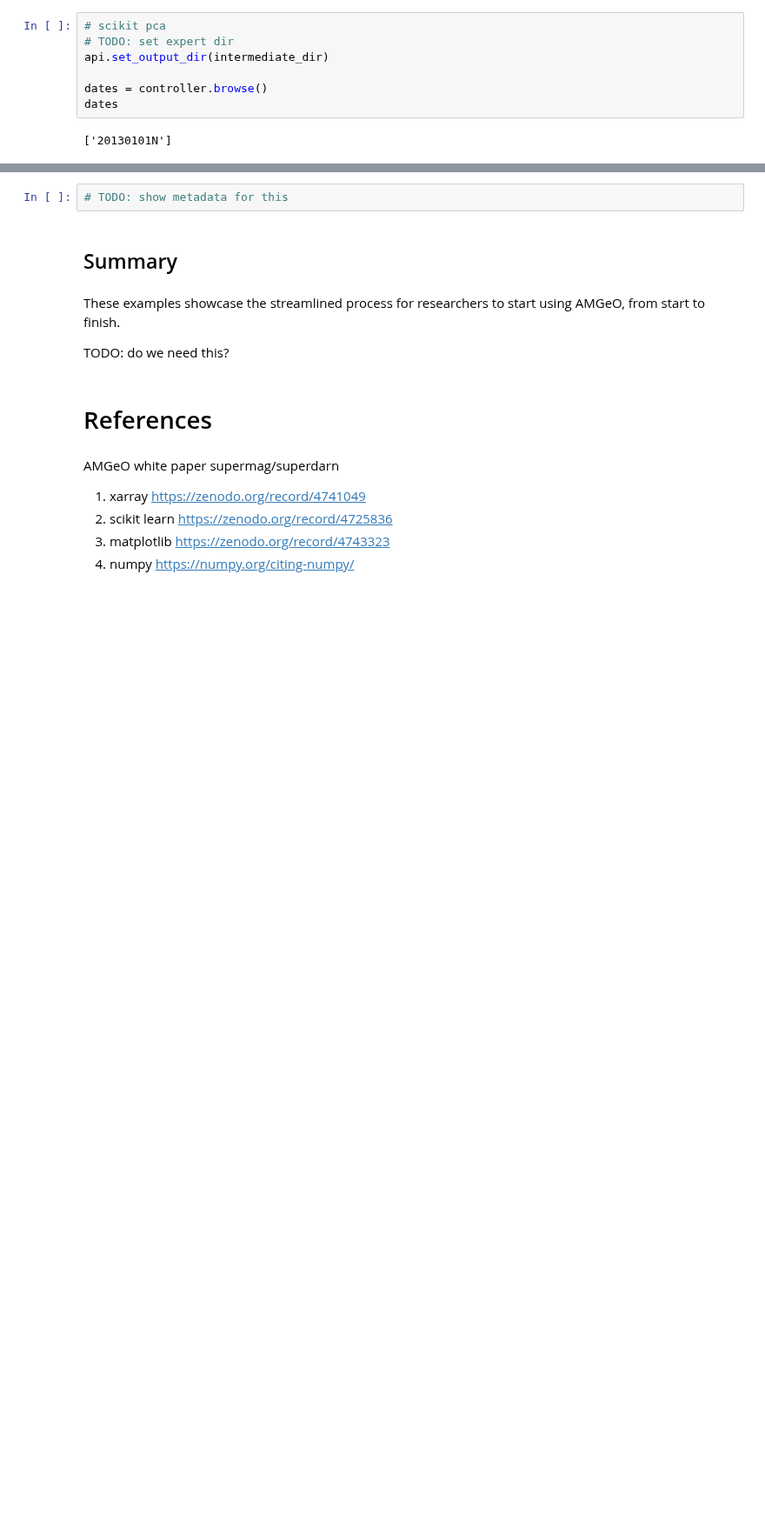
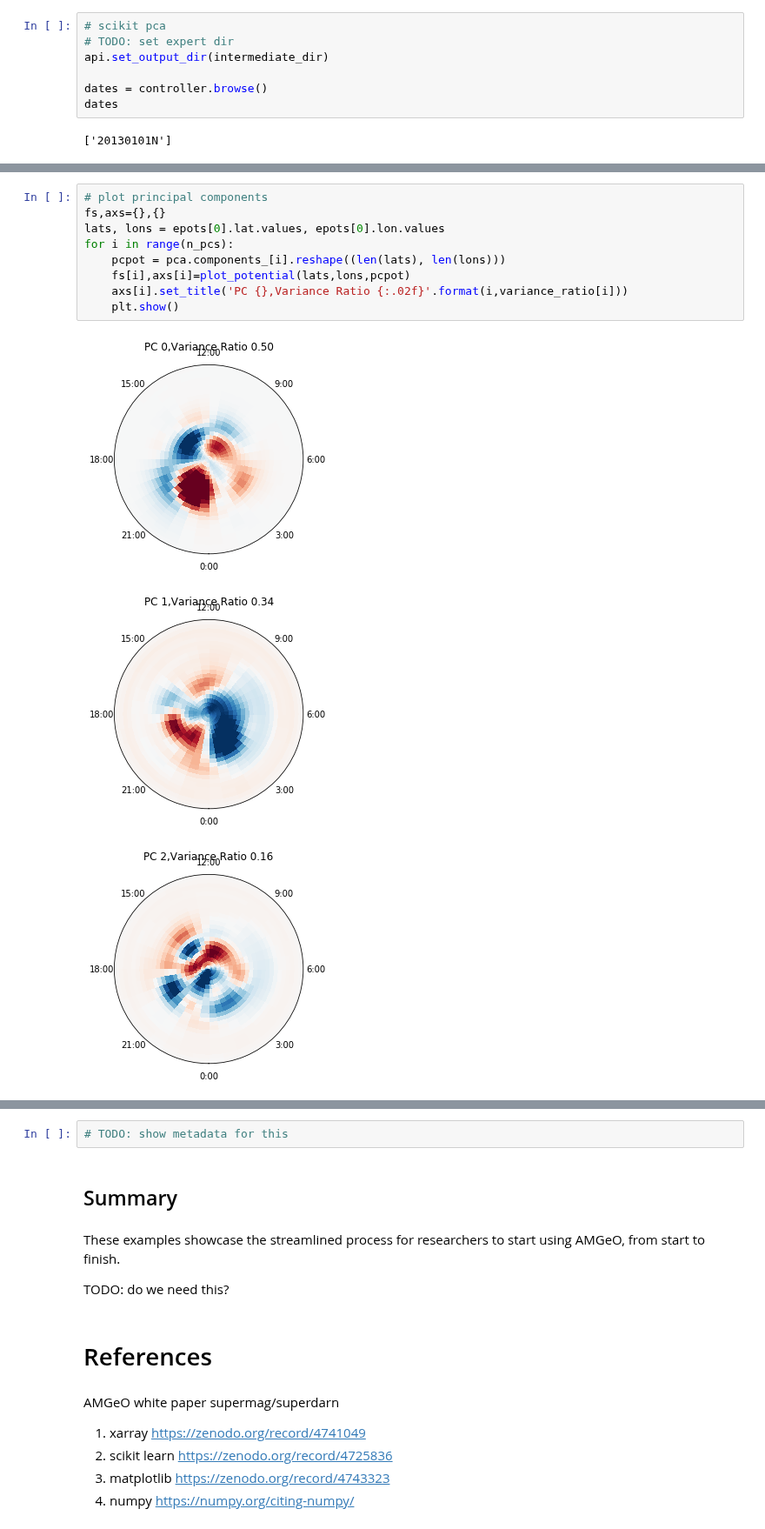
Before and after one commit to AMGeO-Collaboration/Earthcube-Meeting-2021, a Jupyter notebook: notebooks/WM_0_Developing An API For AMGeO Users.ipynb, the cells around one changed output, grey strips where cells are left out. Shown at 87% size. Cells and saved outputs as stored; diff of their text form; blank space fills up the shorter version.

```diff
--- a/notebooks/WM_0_Developing An API For AMGeO Users.ipynb
+++ b/notebooks/WM_0_Developing An API For AMGeO Users.ipynb
@@ -512,3 +535,16 @@ f.autofmt_xdate()
 No handles with labels found to put in legend.
 No handles with labels found to put in legend.
 [figure]
+# %%
+# plot principal components
+fs,axs={},{}
+lats, lons = epots[0].lat.values, epots[0].lon.values
+for i in range(n_pcs):
+    pcpot = pca.components_[i].reshape((len(lats), len(lons)))
+    fs[i],axs[i]=plot_potential(lats,lons,pcpot)
+    axs[i].set_title('PC {},Variance Ratio {:.02f}'.format(i,variance_ratio[i]))
+    plt.show()
+# %% [output]
+[figure, added]
+[figure, added]
+[figure, added]
```
Also changed, not shown: parts of 21 cells of this notebook, 2 other files.
